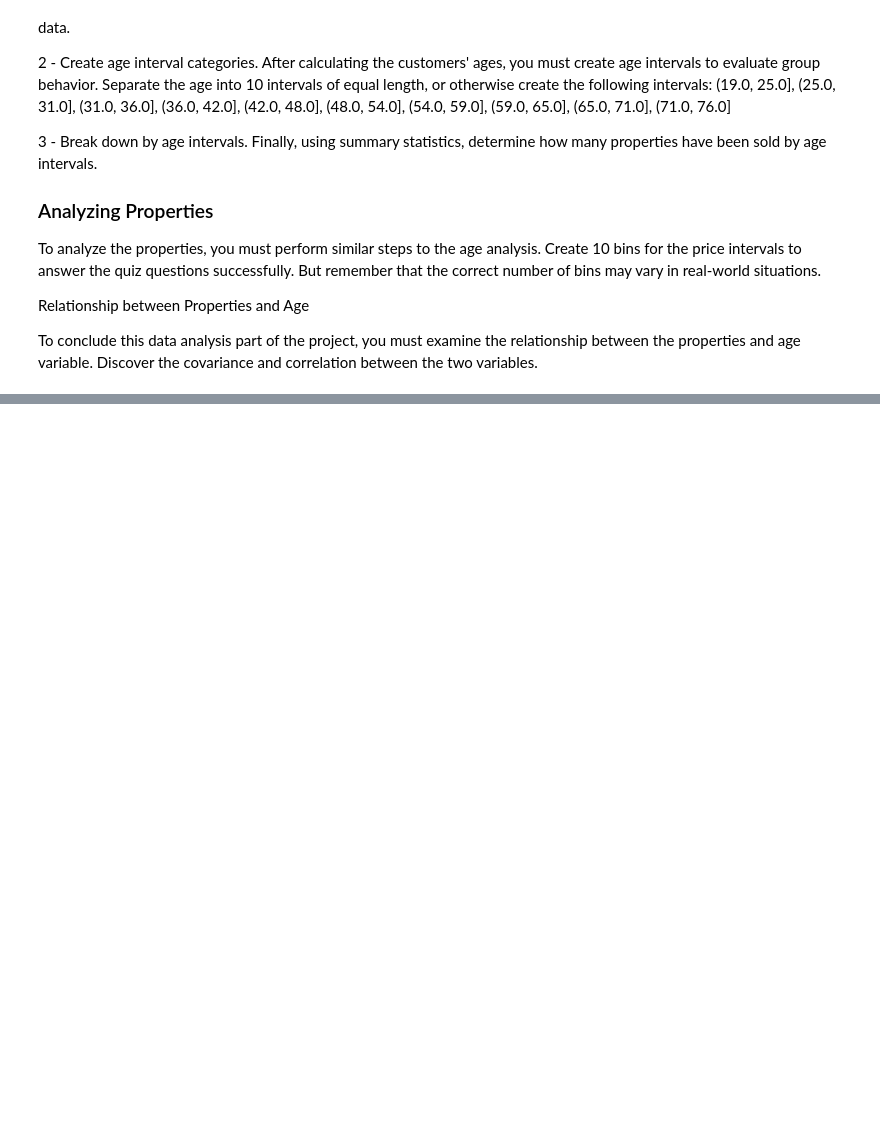
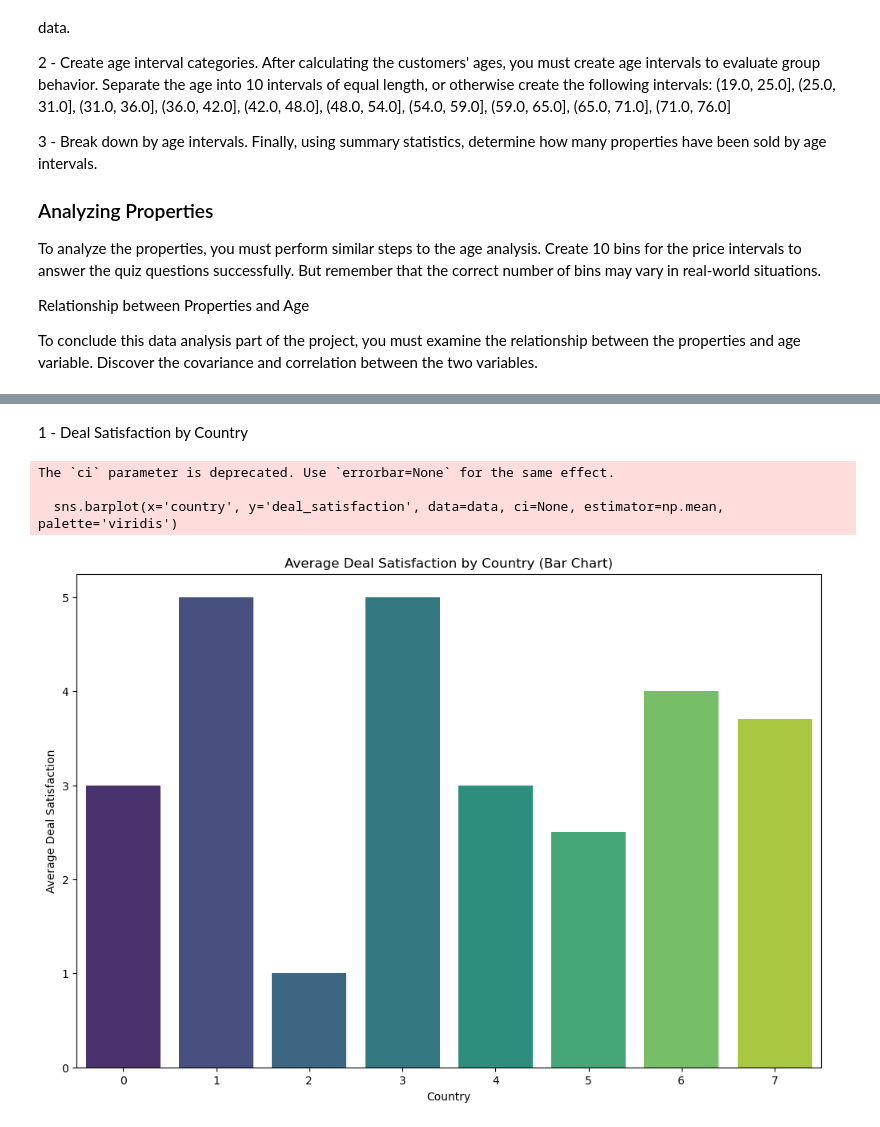
Before and after one commit to mezdourcheima/Real-Estate-Market-Analysis-with-Python, a Jupyter notebook: dataAnalysis.ipynb, the cells around one changed output, grey strips where cells are left out. Cells and saved outputs as stored; diff of their text form; code cells hidden in the pictures; blank space fills up the shorter version.

```diff
--- a/dataAnalysis.ipynb
+++ b/dataAnalysis.ipynb
@@ -21,0 +54,5 @@ To conclude this data analysis part of the project, you must examine the relatio
+# %%
+# Calculate age at the time of sale
+data['age_at_sale'] = ((data['datesale'] - data['birthdate']).dt.days /  365.25 ).round(0)
+# Display the results
+print(data[['birthdate', 'datesale', 'age_at_sale']])
@@ -21,0 +74,5 @@ To conclude this data analysis part of the project, you must examine the relatio
+# %%
+# Define age intervals
+age_intervals = [19.0, 25.0, 31.0, 36.0, 42.0, 48.0, 54.0, 59.0, 65.0, 71.0, 76.0, float('inf')]
+# %%
+data['age_interval'] = pd.cut(data['age_at_sale'], bins=age_intervals, right=False)
@@ -21,0 +139,6 @@ To conclude this data analysis part of the project, you must examine the relatio
+# %%
+# Create 10 bins for price intervals
+data['price_interval'] = pd.cut(data['price'], bins=10)
+
+# Display the results
+print(data[['price', 'price_interval']])
@@ -21,0 +197,15 @@ To conclude this data analysis part of the project, you must examine the relatio
+# %% [markdown]
+1 - Deal Satisfaction by Country
+# %%
+plt.figure(figsize=(12, 8))
+sns.barplot(x='country', y='deal_satisfaction', data=data, ci=None, estimator=np.mean, palette='viridis')
+
+plt.title('Average Deal Satisfaction by Country (Bar Chart)')
+plt.xlabel('Country')
+plt.ylabel('Average Deal Satisfaction')
+plt.show()
+# %% [output]
+The `ci` parameter is deprecated. Use `errorbar=None` for the same effect.
+
+  sns.barplot(x='country', y='deal_satisfaction', data=data, ci=None, estimator=np.mean, palette='viridis')
+[figure, added]
```
Also changed, not shown: parts of 33 cells of this notebook, 2 other files.
